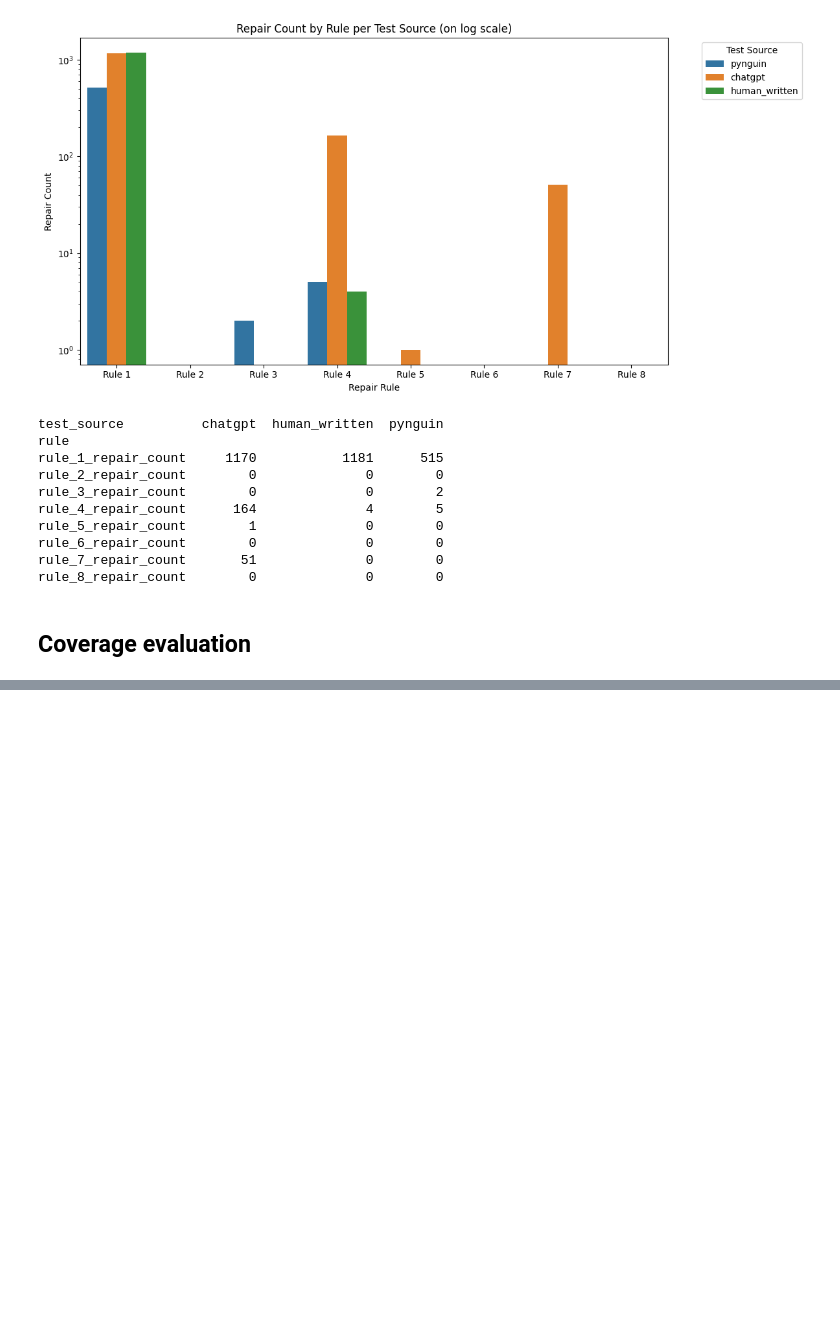
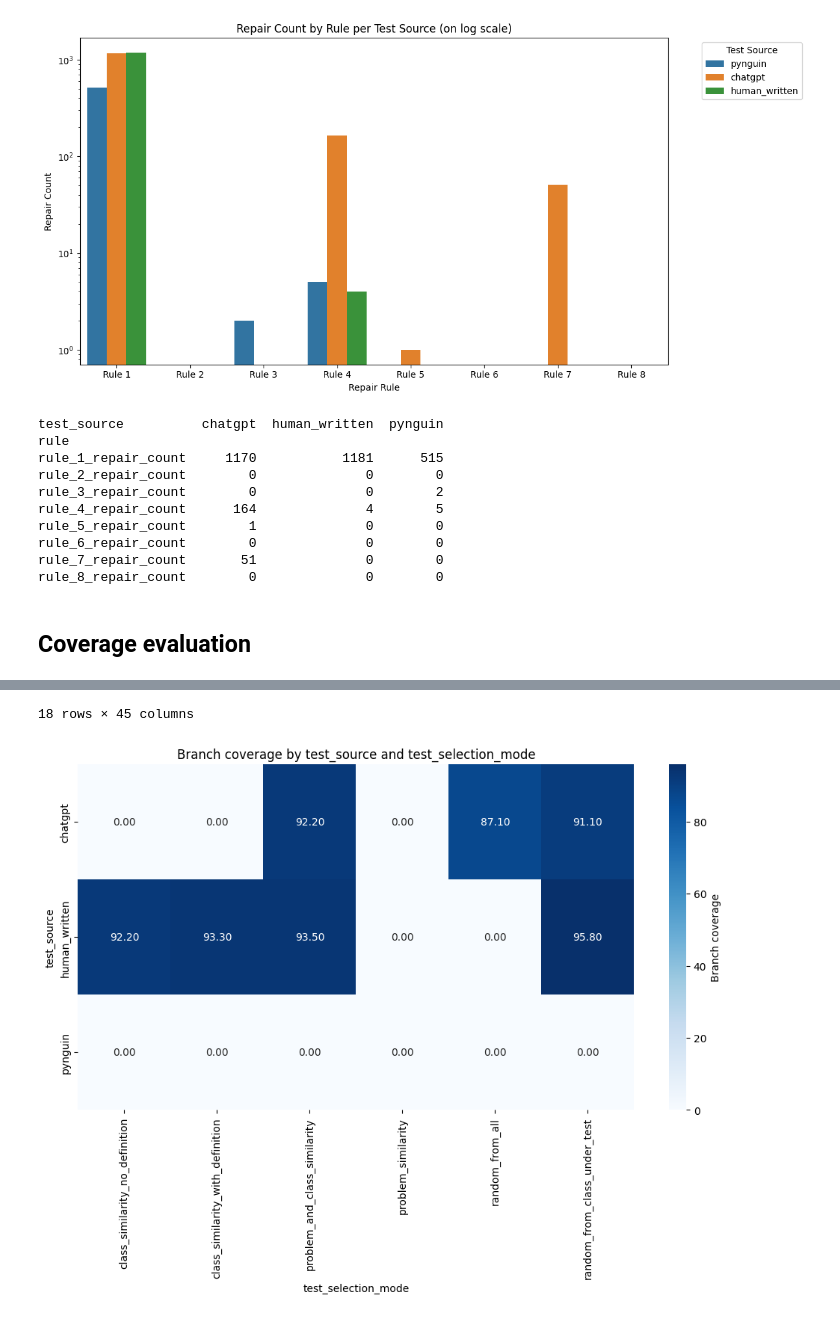
Before and after one commit to AlexChudic/test-suite-enhancement, a Jupyter notebook: src/scripts.ipynb, the cells around one changed output, grey strips where cells are left out. Saved outputs shown, nothing was run; the diff lists cells and outputs as text; code cells hidden in the pictures; blank space fills up the shorter version.

Commit message:
Add more chart and tables for evaluation

```diff
--- a/src/scripts.ipynb
+++ b/src/scripts.ipynb
@@ -133,8 +166,9 @@ def get_initial_eval_entry_csv(project_name):
         data.append(eval_entry_data)
 
     init_dfs = pd.concat(data, ignore_index=True)
-    display(init_dfs)
+    # display(init_dfs)
     return init_dfs
 
-df = get_initial_eval_entry_csv('human_eval')
+initial_data = get_initial_eval_entry_csv('human_eval')
+display(initial_data)
 # %% [output]
@@ -318,0 +588,65 @@ def create_coverage_table(df):
+# %%
+# Chart
+
+import seaborn as sns
+import matplotlib.pyplot as plt
+import pandas as pd
+
+def create_code_coverage_chart(df, settings=None, display_variable="coverage"):
+    # Validate input
+    if settings is None:
+        settings = {'test_source': None, 'test_selection_mode': None, 'num_test_cases': 1}
+
+    # Identify varying and fixed variables
+    varying_vars = [k for k, v in settings.items() if v is None]
+    fixed_vars = {k: v for k, v in settings.items() if v is not None}
+
+    if len(varying_vars) != 2:
+        raise ValueError("Exactly 2 variables must vary (be set to `None`).")
+
+    # Filter data based on fixed settings
+    mask = pd.Series(True, index=df.index)
+    for key, val in fixed_vars.items():
+        mask &= (df[key] == val)
+    df_filtered = df[mask]
+
+    # Ensure display_variable exists in the DataFrame
+    if display_variable not in df_filtered.columns:
+        raise ValueError(f"Column {display_variable} not found in the DataFrame.")
+
+    # Convert display_variable to numeric, coercing errors (e.g., strings) to NaN
+    df_filtered[display_variable] = pd.to_numeric(
+        df_filtered[display_variable],
+        errors='coerce'  # Convert non-numeric to NaN
+    )
+
+    # Drop rows where 'coverage' is NaN (if any conversion failed)
+    df_filtered = df_filtered.dropna(subset=[display_variable])
+
+    # Pivot data for plotting
+    pivot_df = df_filtered.pivot(
+        index=varying_vars[0],
+        columns=varying_vars[1],
+        values=display_variable
+    ).fillna(0)
+
+    # Plotting
+    label = display_variable.replace("_", " ").capitalize()
+    plt.figure(figsize=(12, 6))
+    sns.heatmap(pivot_df, annot=True, fmt=".2f", cmap="Blues", cbar_kws={'label': label})
+    plt.title(f"{label} by {varying_vars[0]} and {varying_vars[1]}")
+    plt.xlabel(varying_vars[1])
+    plt.ylabel(varying_vars[0])
+    plt.show()
+
+# Example usage
+settings = {
+    'test_source': None,
+    'test_selection_mode': None,
+    'num_test_cases': 1  # Vary two variables
+}
+
+enhanced_dfs = get_enhanced_eval_data("human_eval", settings)
+display(enhanced_dfs)
+create_code_coverage_chart(enhanced_dfs, settings, "branch_coverage")
+# %% [output]
@@ -318,0 +670,2 @@ def create_coverage_table(df):
+18 rows × 45 columns
+[figure, added]
```
Also changed, not shown: parts of 13 cells of this notebook, 1 other file.
